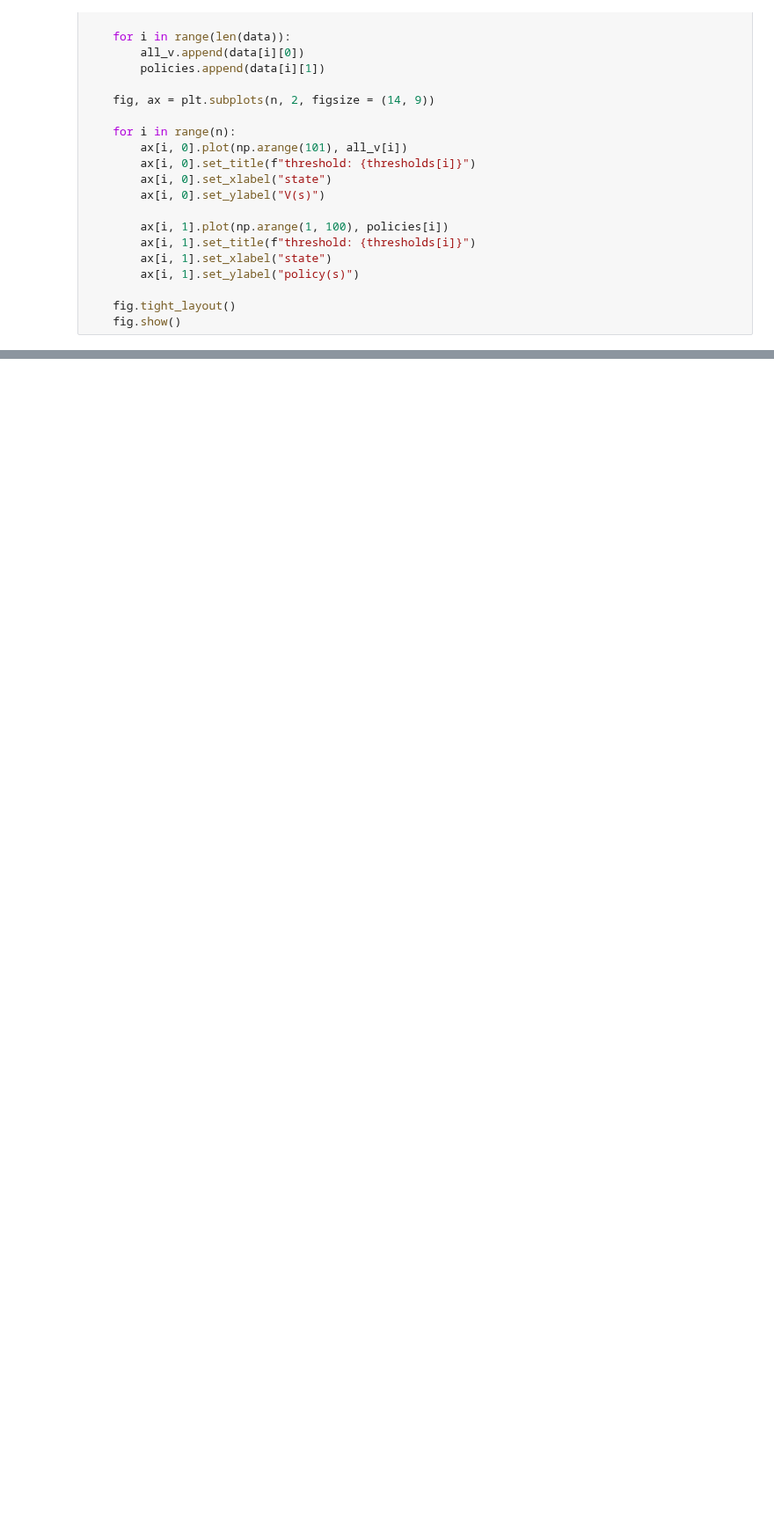
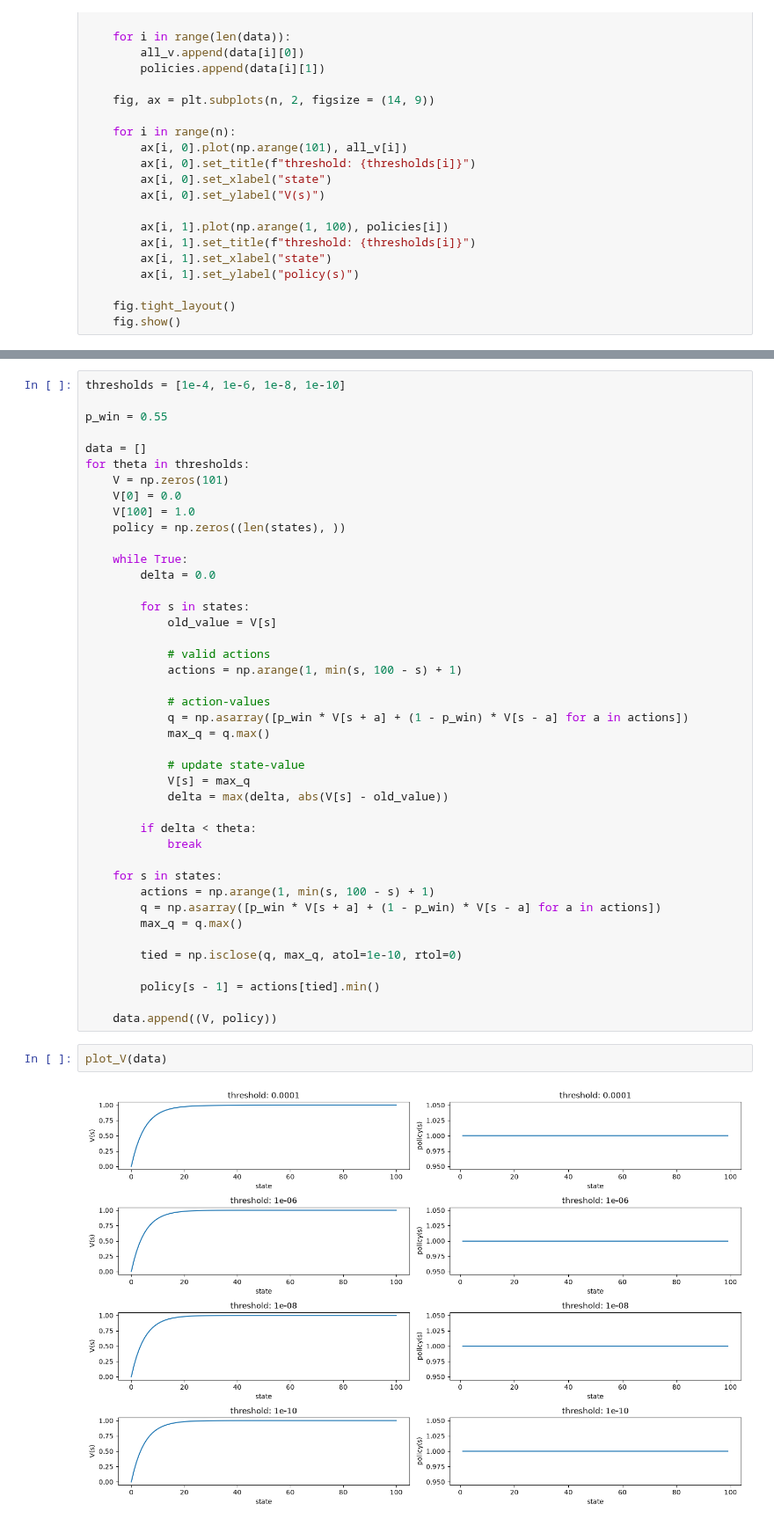
Before and after one commit to LuigiGonnella/deepRL, a Jupyter notebook: CH4_DP/gamblers_problem.ipynb, the cells around one changed output, grey strips where cells are left out. Shown at 88% size. Drawn from its saved outputs; the diff is of its cells as text; blank space fills up the shorter version.

```diff
--- a/CH4_DP/gamblers_problem.ipynb
+++ b/CH4_DP/gamblers_problem.ipynb
@@ -72,0 +81,46 @@ plot_V(data)
+# %%
+thresholds = [1e-4, 1e-6, 1e-8, 1e-10]
+
+p_win = 0.55
+
+data = []
+for theta in thresholds:
+    V = np.zeros(101)
+    V[0] = 0.0
+    V[100] = 1.0
+    policy = np.zeros((len(states), ))
+
+    while True:
+        delta = 0.0
+
+        for s in states:
+            old_value = V[s]
+
+            # valid actions
+            actions = np.arange(1, min(s, 100 - s) + 1)
+
+            # action-values
+            q = np.asarray([p_win * V[s + a] + (1 - p_win) * V[s - a] for a in actions])
+            max_q = q.max()
+
+            # update state-value
+            V[s] = max_q
+            delta = max(delta, abs(V[s] - old_value))
+
+        if delta < theta:
+            break
+
+    for s in states:
+        actions = np.arange(1, min(s, 100 - s) + 1)
+        q = np.asarray([p_win * V[s + a] + (1 - p_win) * V[s - a] for a in actions])
+        max_q = q.max()
+
+        tied = np.isclose(q, max_q, atol=1e-10, rtol=0)
+
+        policy[s - 1] = actions[tied].min()
+
+    data.append((V, policy))
+# %%
+plot_V(data)
+# %% [output]
+[figure, added]
```
Also changed, not shown: parts of 8 cells of this notebook.
